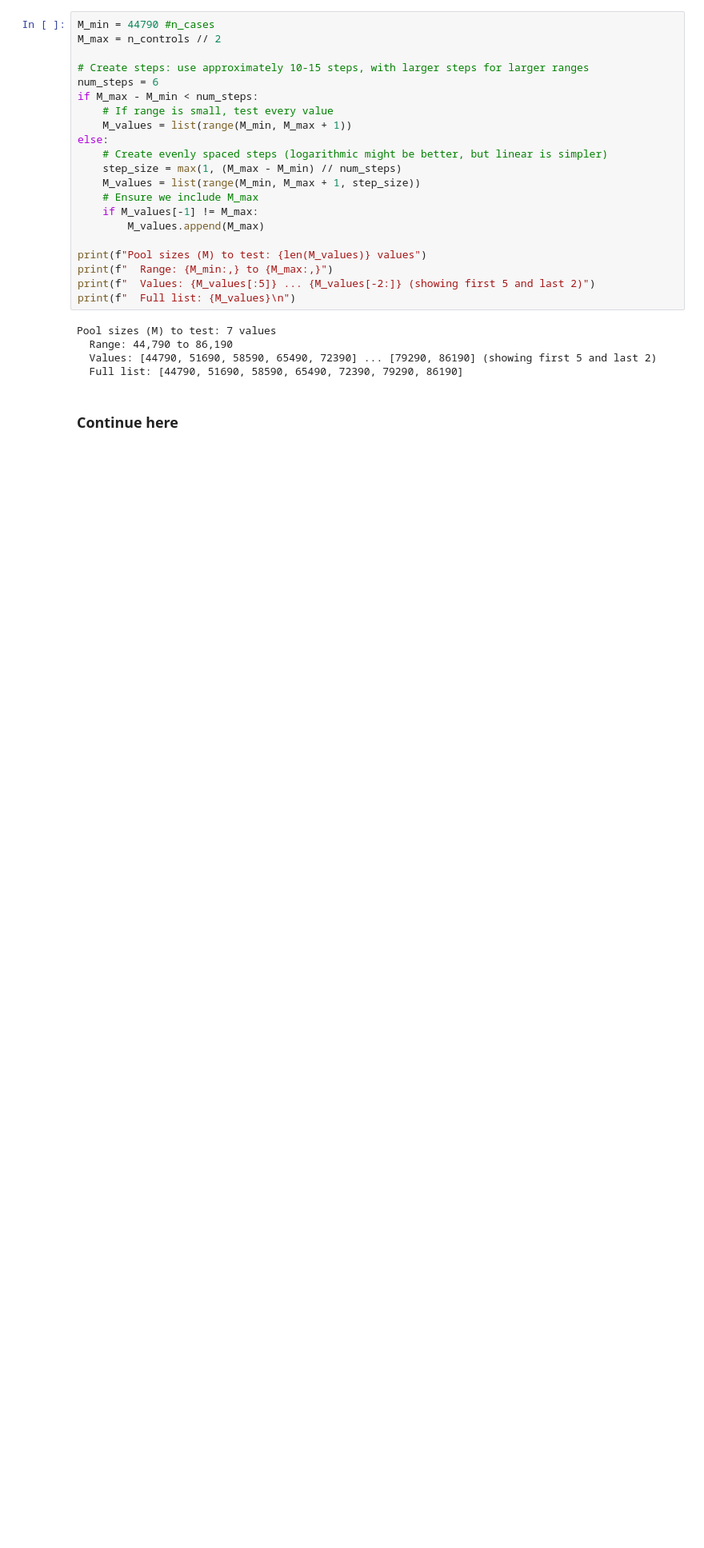
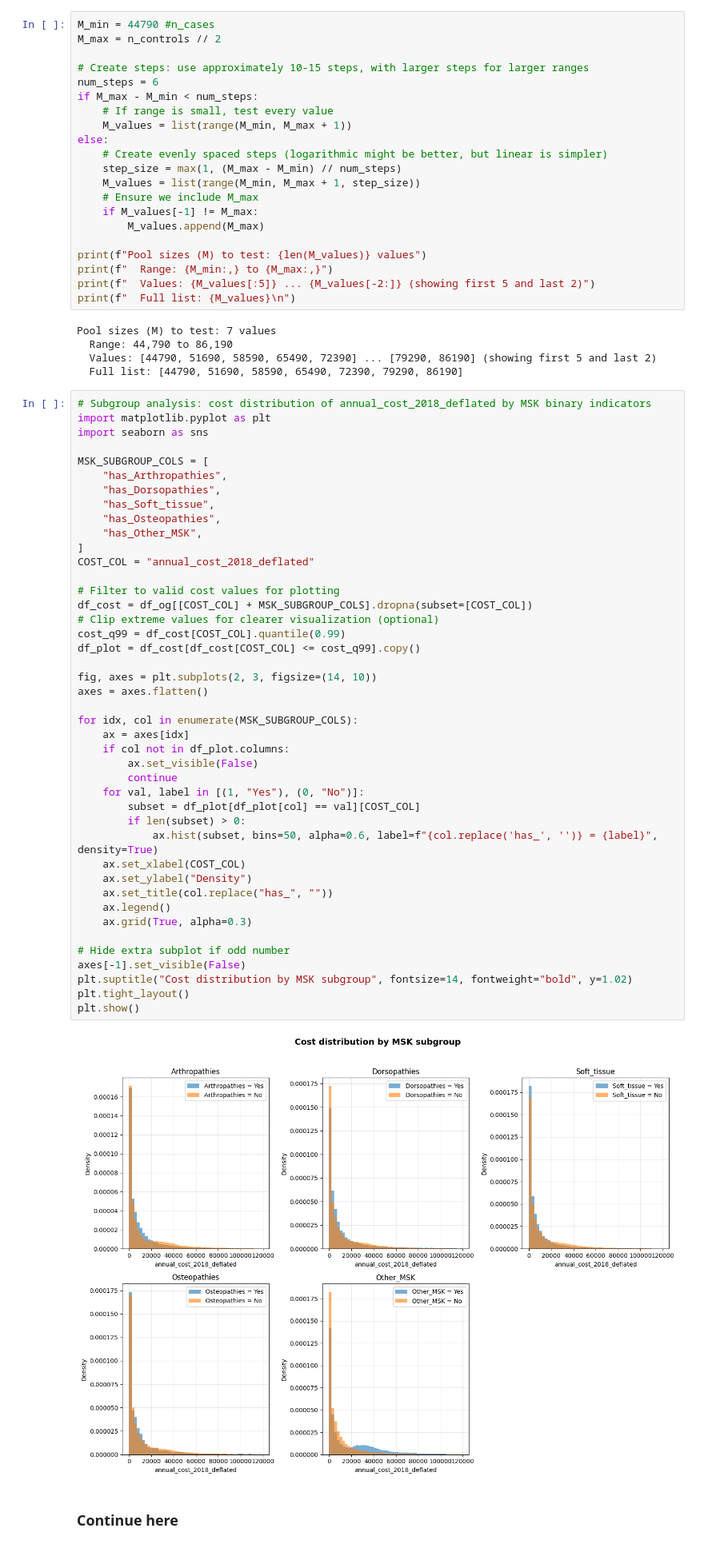
Before and after one commit to cat2510/optimization_guided_curation_ICML, a Jupyter notebook: msk_analysis/two_stage_approach.ipynb, the cells around one changed output. Shown at 80% size. Saved outputs shown, nothing was run; the diff lists cells and outputs as text; blank space fills up the shorter version.

```diff
--- a/msk_analysis/two_stage_approach.ipynb
+++ b/msk_analysis/two_stage_approach.ipynb
@@ -381,6 +396,51 @@ Pool sizes (M) to test: 7 values
   Range: 44,790 to 86,190
   Values: [44790, 51690, 58590, 65490, 72390] ... [79290, 86190] (showing first 5 and last 2)
   Full list: [44790, 51690, 58590, 65490, 72390, 79290, 86190]
+# %%
+# Subgroup analysis: cost distribution of annual_cost_2018_deflated by MSK binary indicators
+import matplotlib.pyplot as plt
+import seaborn as sns
+
+MSK_SUBGROUP_COLS = [
+    "has_Arthropathies",
+    "has_Dorsopathies",
+    "has_Soft_tissue",
+    "has_Osteopathies",
+    "has_Other_MSK",
+]
+COST_COL = "annual_cost_2018_deflated"
+
+# Filter to valid cost values for plotting
+df_cost = df_og[[COST_COL] + MSK_SUBGROUP_COLS].dropna(subset=[COST_COL])
+# Clip extreme values for clearer visualization (optional)
+cost_q99 = df_cost[COST_COL].quantile(0.99)
+df_plot = df_cost[df_cost[COST_COL] <= cost_q99].copy()
+
+fig, axes = plt.subplots(2, 3, figsize=(14, 10))
+axes = axes.flatten()
+
+for idx, col in enumerate(MSK_SUBGROUP_COLS):
+    ax = axes[idx]
+    if col not in df_plot.columns:
+        ax.set_visible(False)
+        continue
+    for val, label in [(1, "Yes"), (0, "No")]:
+        subset = df_plot[df_plot[col] == val][COST_COL]
+        if len(subset) > 0:
+            ax.hist(subset, bins=50, alpha=0.6, label=f"{col.replace('has_', '')} = {label}", density=True)
+    ax.set_xlabel(COST_COL)
+    ax.set_ylabel("Density")
+    ax.set_title(col.replace("has_", ""))
+    ax.legend()
+    ax.grid(True, alpha=0.3)
+
+# Hide extra subplot if odd number
+axes[-1].set_visible(False)
+plt.suptitle("Cost distribution by MSK subgroup", fontsize=14, fontweight="bold", y=1.02)
+plt.tight_layout()
+plt.show()
+# %% [output]
+[figure, added]
 # %% [markdown]
 ### Continue here
 # %%
```
Also changed, not shown: parts of 11 cells of this notebook, 6 other files.
